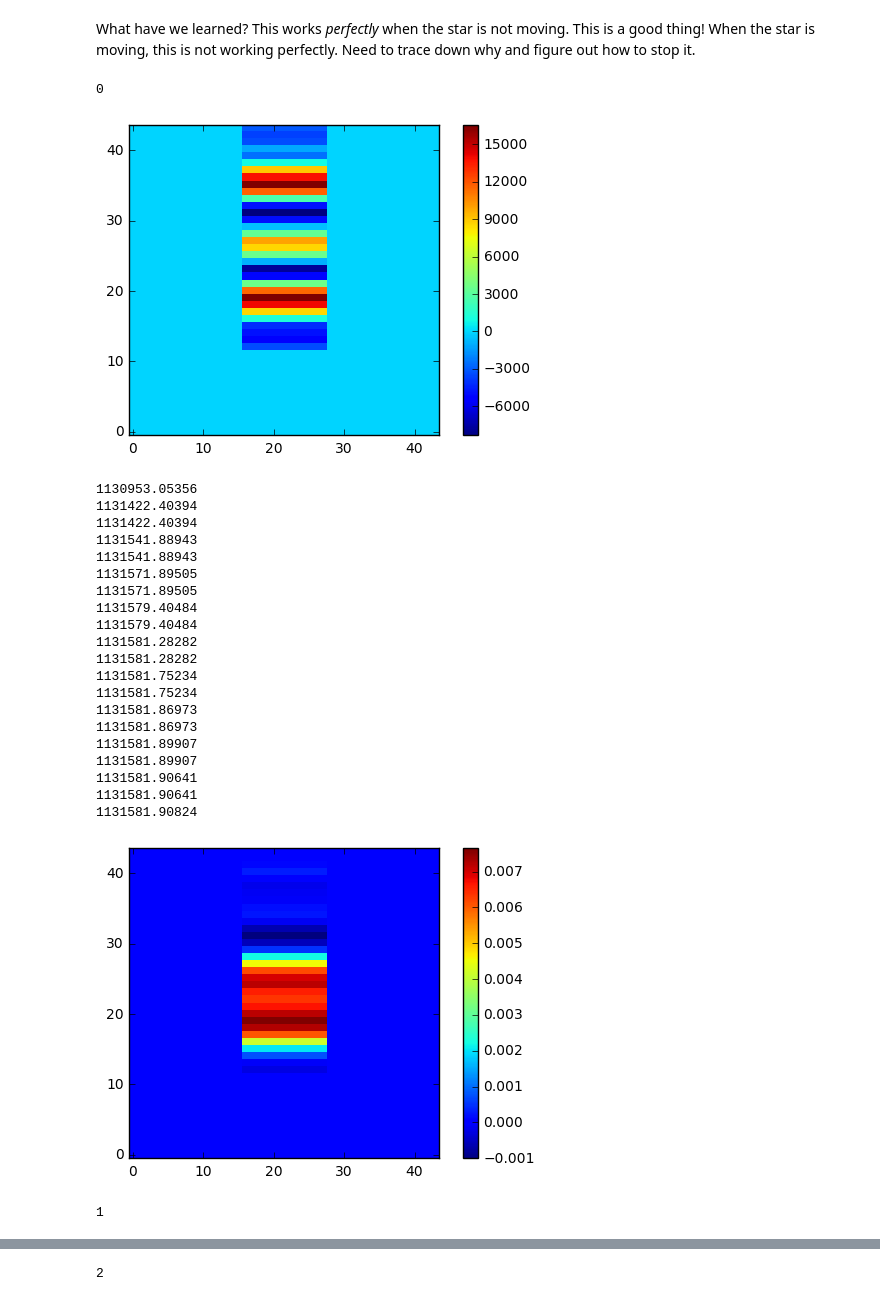
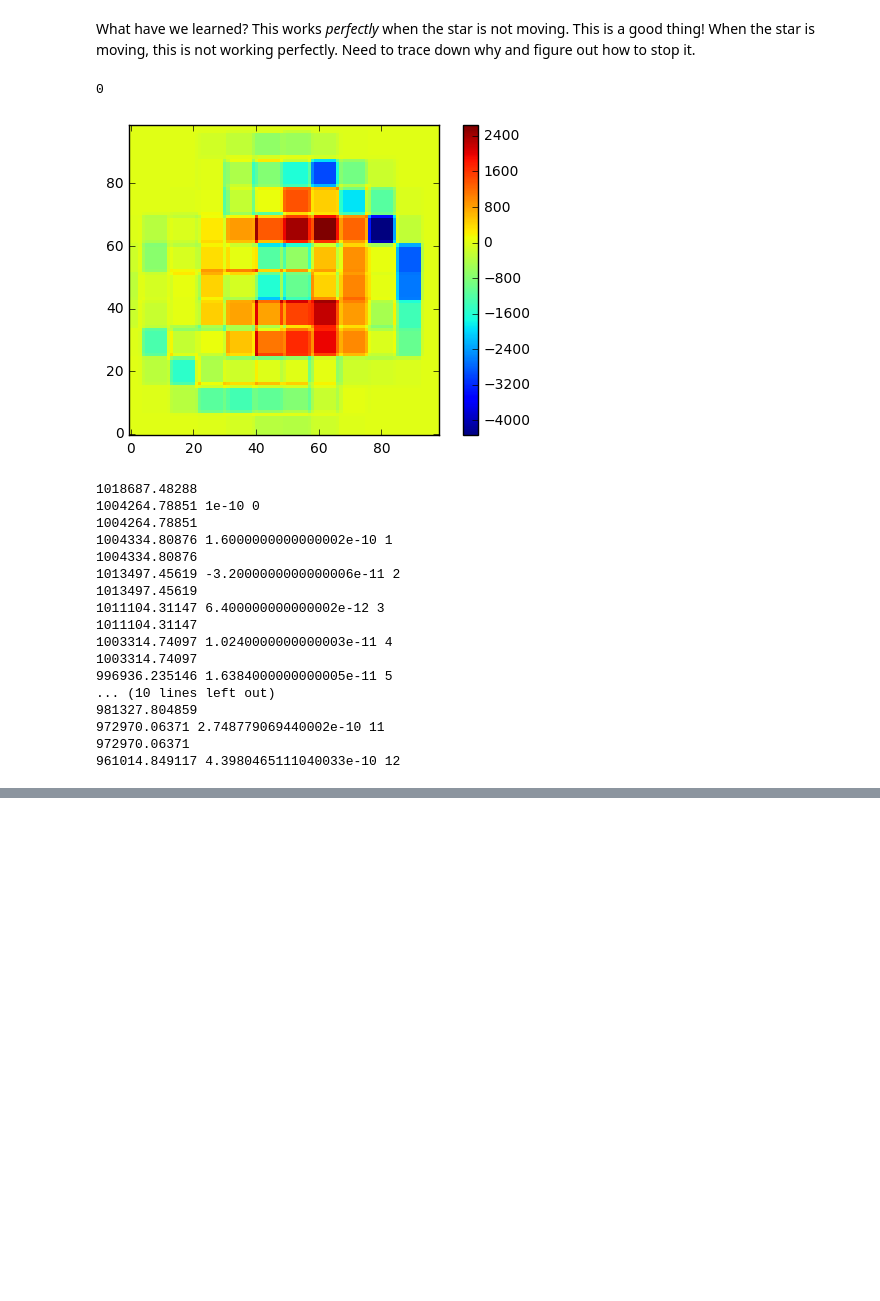
Before and after one commit to benmontet/nutella, a Jupyter notebook: nutella_test_simple_data_driven_psf.ipynb, the cells around one changed output, grey strips where cells are left out. Drawn from its saved outputs; the diff is of its cells as text; code cells hidden in the pictures; blank space fills up the shorter version.

```diff
--- a/nutella_test_simple_data_driven_psf.ipynb
+++ b/nutella_test_simple_data_driven_psf.ipynb
@@ -121,7 +136,7 @@ results = []
 lnlike = []
 for i in tqdm(range(1000)):
     logL = lnlikelihood(data=tpf[i])
-    sol = minimize(logL.evaluate, x0=(195, 0.001*i, 0.05), args=(norm_super_tpf, detector), method='Powell')
+    sol = minimize(logL.evaluate, x0=(195, 0.001*i, 0.002*i), args=(norm_super_tpf, detector), method='Powell')
     #print(sol.fun)
     results.append(sol.x)
     lnlike.append(sol.fun)
@@ -194,5 +214,5 @@ print(results[500])
 # %%
-models = [16*model(*results[i], norm_super_tpf) for i in range(1000)]
+models = [ss*ss*model(*results[i], norm_super_tpf) for i in range(1000)]
 
 i = 500
 plt.imshow(models[i] - tpf[i], interpolation='nearest', origin='lower')
@@ -201,7 +221,7 @@ plt.colorbar()
 
 resids = models - tpf
 
-interps = [transform.resize(resids[i], np.asarray(resids[i].shape)*4, order=0) for i in range(1000)]
-interps = [shift(interps[i], [4.0*results[i,1], 4.0*results[i][2]], output=None, order=1, mode='constant', cval=0.0, prefilter=False)
+interps = [transform.resize(resids[i], np.asarray(resids[i].shape)*ss, order=0) for i in range(1000)]
+interps = [shift(interps[i], [1.0*ss*results[i,1], 1.0*ss*results[i][2]], output=None, order=1, mode='constant', cval=0.0, prefilter=False)
              for i in range(1000)]
 # %% [output]
@@ -211,3 +229,5 @@ interps = [shift(interps[i], [4.0*results[i,1], 4.0*results[i][2]], output=None,
+# %%
+detector = np.ones((11*ss,11*ss))
 # %%
 dlnlike_ds = 2 * interps
 # %%
@@ -235,14 +255,15 @@ plt.colorbar()
 # %%
 def gradient_descent_ds(template_s, template_d, p):
     f_n, yc_n, xc_n = p
-    yc_n = np.linspace(0, 1, 1000)
     j = 0
     c = 1e-10
     tmp_s = template_s
     models = [model(f_n[i], yc_n[i], xc_n[i], tmp_s)*model(1, 0, 0, template_d) for i in range(1000)]
+
+
     resids = models - tpf
-    interps = [transform.resize(resids[i], np.asarray(resids[i].shape)*4, order=0) for i in range(1000)]
-    interps = [shift(interps[i], [4.0*yc_n[i], 4.0*xc_n[i]], output=None, order=1, mode='constant', cval=0.0, prefilter=False)
+    interps = [transform.resize(resids[i], np.asarray(resids[i].shape)*ss, order=0) for i in range(1000)]
+    interps = [shift(interps[i], [-1.0*ss*yc_n[i], -1.0*ss*xc_n[i]], output=None, order=1, mode='constant', cval=0.0, prefilter=False)
              for i in range(1000)]
 
     dlnlike_ds = 2 * interps
@@ -252,24 +273,27 @@ def gradient_descent_ds(template_s, template_d, p):
     plt.show()
     logL_before = np.sum([lnlikelihood(data=tpf[i]).evaluate((f_n[i], yc_n[i], xc_n[i]), tmp_s, template_d)
                           for i in range(1000)])
-    while j < 2000:
+    while j < 50:
         tmp_s = tmp_s - c * dlnlike_ds
+        tmp_s[tmp_s < 0] = 0.0
         logL_after = np.sum([lnlikelihood(data=tpf[i]).evaluate((f_n[i], yc_n[i], xc_n[i]), tmp_s, template_d)
                              for i in range(1000)])
         print(logL_before)
-        print(logL_after)
+        print(logL_after, c, j)
         if logL_after < logL_before:
-            c *= 1.1
+            c *= 1.6
             models = [model(f_n[i], yc_n[i], xc_n[i], tmp_s)*model(1, 0, 0, template_d) for i in range(1000)]
             resids = models - tpf
-            interps = [transform.resize(resids[i], np.asarray(resids[i].shape)*4, order=0) for i in range(1000)]
-            interps = [shift(interps[i], [4.0*yc_n[i], 4.0*xc_n[i]], output=None, order=1, mode='constant', cval=0.0, prefilter=False)
+            interps = [transform.resize(resids[i], np.asarray(resids[i].shape)*ss, order=0) for i in range(1000)]
+            interps = [shift(interps[i], [-1.0*ss*yc_n[i], -1.0*ss*xc_n[i]], output=None, order=1, mode='constant', cval=0.0, prefilter=False)
              for i in range(1000)]
             dlnlike_ds = 2 * interps
             dlnlike_ds = np.sum(dlnlike_ds, axis=0)
         else:
-            c *= .25
-        if c < 1e-16:
+            c *= -0.2
+        if np.abs(c) < 1e-16:
+            break
+        if np.abs(logL_after - logL_before)/ logL_after < 1e-7:
             break
         logL_before = logL_after
         j += 1
@@ -377,47 +401,42 @@ plt.plot(np.arange(1000), results[:,0])
 What have we learned? This works *perfectly* when the star is not moving. This is a good thing!
 When the star is moving, this is not working perfectly. Need to trace down why and figure out how to stop it.
 # %%
-for j in range(10):
+for j in range(100):
     print(j)
 
     results = np.array(results)
     gds = gradient_descent_ds(gds, detector, (results[:, 0], results[:,1], results[:, 2]))
 
     plt.imshow(gds, origin='lower', interpolation='nearest')
     plt.colorbar()
     plt.show()
 
     f_n, yc_n, xc_n = results[:, 0], results[:, 1], results[:, 2]
 
     results = []
     lnlike = []
     for i in tqdm(range(1000)):
         logL = lnlikelihood(data=tpf[i])
         sol = minimize(logL.evaluate, x0=(f_n[i], yc_n[i], xc_n[i]), args=(gds, detector), method='Powell')
         results.append(sol.x)
         lnlike.append(sol.fun)
 # %% [output]
 0
-[figure, old version]
+[figure, new version]
-1130953.05356
-1131422.40394
-1131422.40394
-1131541.88943
-1131541.88943
-1131571.89505
-1131571.89505
-1131579.40484
-1131579.40484
-1131581.28282
-1131581.28282
-1131581.75234
-1131581.75234
-1131581.86973
-1131581.86973
-1131581.89907
-1131581.89907
-1131581.90641
-1131581.90641
-1131581.90824
+1018687.48288
+1004264.78851 1e-10 0
+1004264.78851
+1004334.80876 1.6000000000000002e-10 1
+1004334.80876
+1013497.45619 -3.2000000000000006e-11 2
+1013497.45619
+1011104.31147 6.400000000000002e-12 3
+1011104.31147
+1003314.74097 1.0240000000000003e-11 4
+1003314.74097
+996936.235146 1.6384000000000005e-11 5
+... (10 lines left out)
+981327.804859
+972970.06371 2.748779069440002e-10 11
+972970.06371
+961014.849117 4.3980465111040033e-10 12
-[figure, removed]
-1
@@ -446 +442,0 @@ for j in range(10):
-2
```
Also changed, not shown: parts of 44 cells of this notebook.
